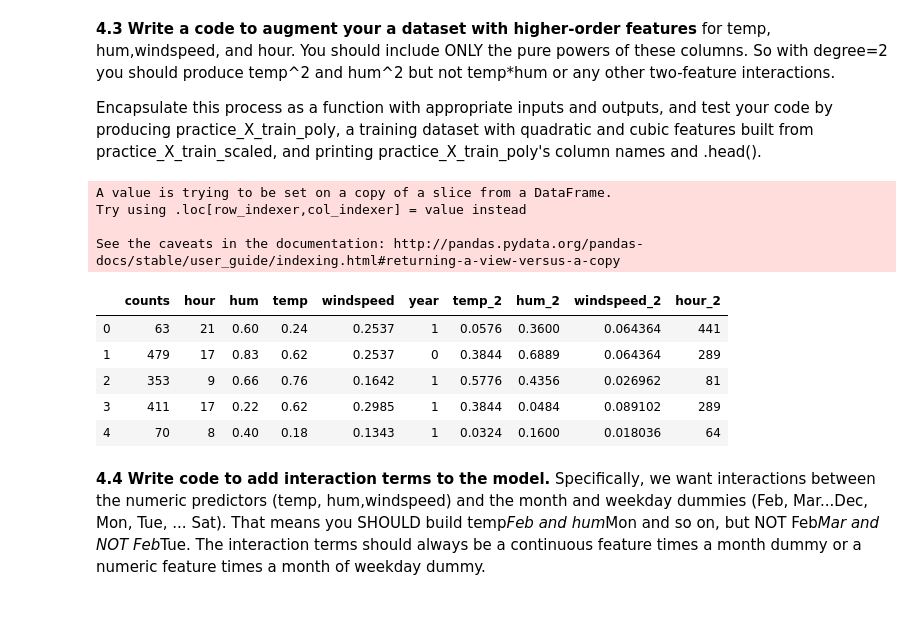
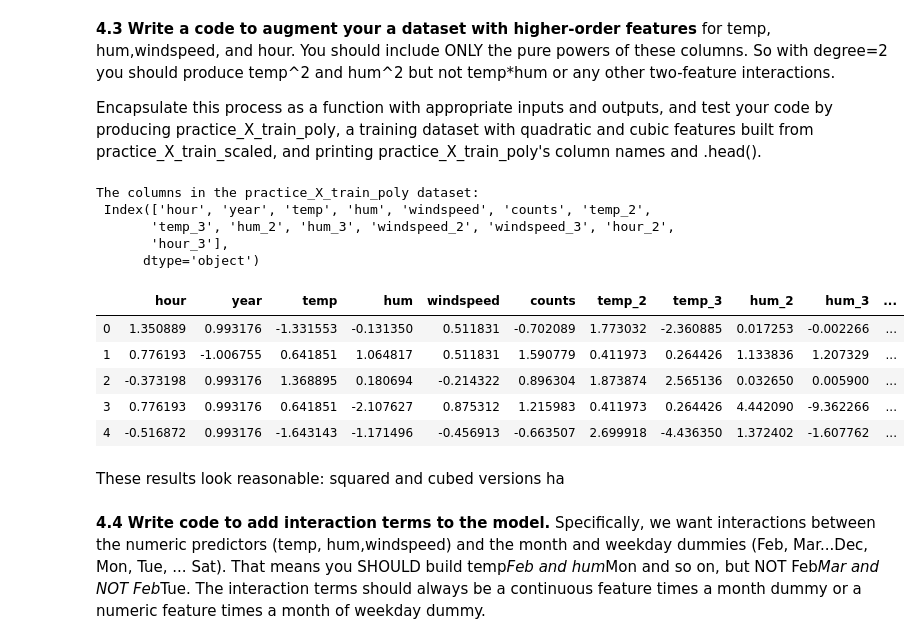
Before and after one commit to CreditPy/2021-s109a, a Jupyter notebook: cs_s109a_hw3/cs_s109a_hw3.ipynb, the cells around one changed output. Saved outputs shown, nothing was run; the diff lists cells and outputs as text; code cells hidden in the pictures; blank space fills up the shorter version.

```diff
--- a/cs_s109a_hw3/cs_s109a_hw3.ipynb
+++ b/cs_s109a_hw3/cs_s109a_hw3.ipynb
@@ -622,16 +622,13 @@ practice_X_train.describe()
 # %% [markdown]
 **Comment:** note how all the non-binary features (left of Feb) are not standardized. The mean is not zero. Standard deviation is not 1.
 # %%
-practice_X_train_scaled, practice_X_train_test = scale_datasets(practice_X_train, practice_X_test, ['hour',
+practice_X_train_scaled, practice_X_train_test_scaled = scale_datasets(practice_X_train, practice_X_test, ['hour',
                                                               'year',
                                                               'temp',
                                                               'hum',
                                                               'windspeed',
                                                               'counts'
                                                               ])
-# practice_X_train_scaled = scale_datasets(practice_X_train, practice_X_test, practice_X_train.columns())
 
-# practice_X_train_scaled = pd.DataFrame.from_records(
-#     practice_X_train_scaled, columns=['hour', 'year', 'temp','hum','windspeed','counts'])
-practice_X_train_scaled.describe
+practice_X_train_scaled.describe()
 # %% [output]
@@ -671,21 +676,24 @@ def add_poly_features(dataset, degree, columns):
                 dataset[str(column) + "_" + str(polynomial)] = dataset[column] ** polynomial
     poly_dataset = dataset
     return poly_dataset
-# %%
-# @Sunil there's a warning we might want to look at
-practice_X_train_poly = add_poly_features(practice_X_train, 2, ['temp','hum','windspeed','hour'])
-practice_X_train_poly.head()
-# %% [output]
-A value is trying to be set on a copy of a slice from a DataFrame.
-Try using .loc[row_indexer,col_indexer] = value instead
-
-See the caveats in the documentation: http://pandas.pydata.org/pandas-docs/stable/user_guide/indexing.html#returning-a-view-versus-a-copy
-|  | counts | hour | hum | temp | windspeed | year | temp_2 | hum_2 | windspeed_2 | hour_2 |
-| 0 | 63 | 21 | 0.60 | 0.24 | 0.2537 | 1 | 0.0576 | 0.3600 | 0.064364 | 441 |
-| 1 | 479 | 17 | 0.83 | 0.62 | 0.2537 | 0 | 0.3844 | 0.6889 | 0.064364 | 289 |
-| 2 | 353 | 9 | 0.66 | 0.76 | 0.1642 | 1 | 0.5776 | 0.4356 | 0.026962 | 81 |
-| 3 | 411 | 17 | 0.22 | 0.62 | 0.2985 | 1 | 0.3844 | 0.0484 | 0.089102 | 289 |
-| 4 | 70 | 8 | 0.40 | 0.18 | 0.1343 | 1 | 0.0324 | 0.1600 | 0.018036 | 64 |
+# %%
+practice_X_train_poly = add_poly_features(practice_X_train_scaled, 3, ['temp','hum','windspeed','hour'])
+print("The columns in the practice_X_train_poly dataset:\n",practice_X_train_poly.columns)
+practice_X_train_poly.head()
+# %% [output]
+The columns in the practice_X_train_poly dataset:
+ Index(['hour', 'year', 'temp', 'hum', 'windspeed', 'counts', 'temp_2',
+       'temp_3', 'hum_2', 'hum_3', 'windspeed_2', 'windspeed_3', 'hour_2',
+       'hour_3'],
+      dtype='object')
+|  | hour | year | temp | hum | windspeed | counts | temp_2 | temp_3 | hum_2 | hum_3 | ... |
+| 0 | 1.350889 | 0.993176 | -1.331553 | -0.131350 | 0.511831 | -0.702089 | 1.773032 | -2.360885 | 0.017253 | -0.002266 | ... |
+| 1 | 0.776193 | -1.006755 | 0.641851 | 1.064817 | 0.511831 | 1.590779 | 0.411973 | 0.264426 | 1.133836 | 1.207329 | ... |
+| 2 | -0.373198 | 0.993176 | 1.368895 | 0.180694 | -0.214322 | 0.896304 | 1.873874 | 2.565136 | 0.032650 | 0.005900 | ... |
+| 3 | 0.776193 | 0.993176 | 0.641851 | -2.107627 | 0.875312 | 1.215983 | 0.411973 | 0.264426 | 4.442090 | -9.362266 | ... |
+| 4 | -0.516872 | 0.993176 | -1.643143 | -1.171496 | -0.456913 | -0.663507 | 2.699918 | -4.436350 | 1.372402 | -1.607762 | ... |
+# %% [markdown]
+These results look reasonable: squared and cubed versions ha
 # %% [markdown]
 **4.4 Write code to add interaction terms to the model.** Specifically, we want interactions between the numeric predictors (temp, hum,windspeed) and the month and weekday dummies (Feb, Mar...Dec, Mon, Tue, ... Sat). That means you SHOULD build temp*Feb and hum*Mon and so on, but NOT Feb*Mar and NOT Feb*Tue. The interaction terms should always be a continuous feature times a month dummy or a numeric feature times a month of weekday dummy.
 # %%
```
Also changed, not shown: parts of 2 cells of this notebook.
